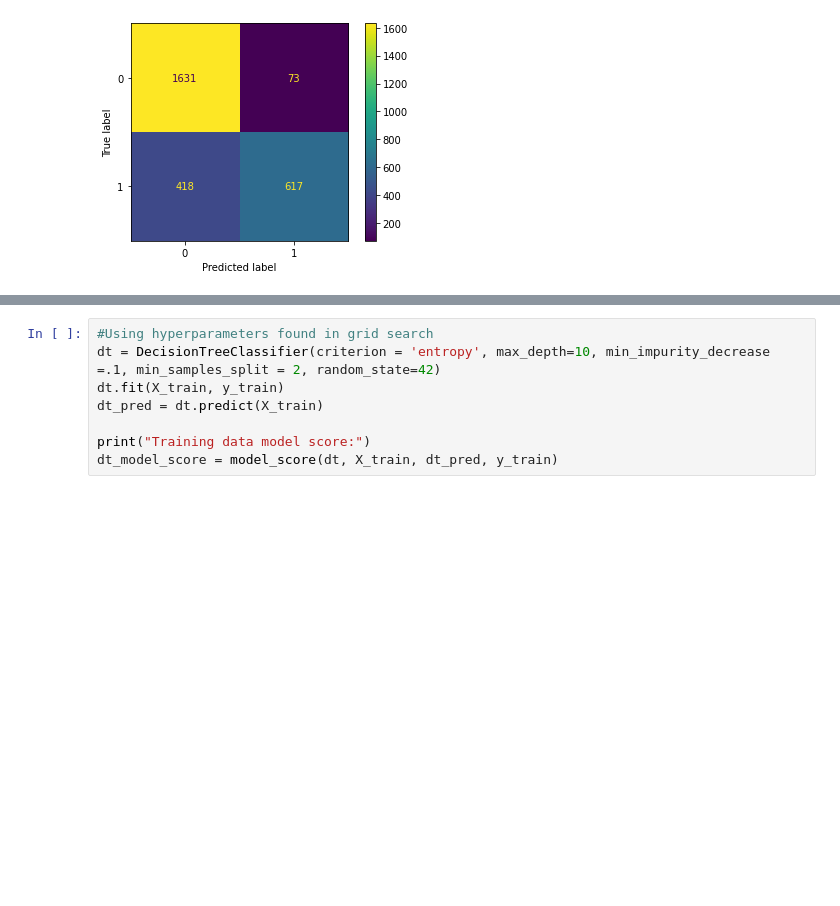
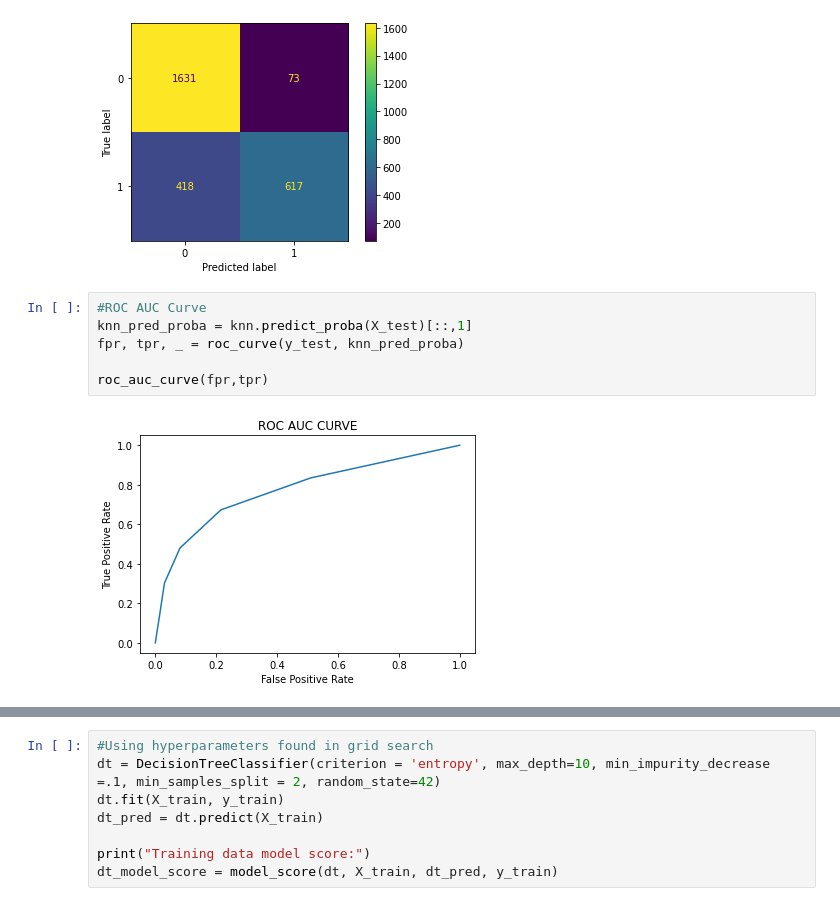
Before and after one commit to RogerPineda13/Healthcare_Persistency_of_a_drug, a Jupyter notebook: Modeling.ipynb, the cells around one changed output, grey strips where cells are left out. Cells and saved outputs as stored; diff of their text form; blank space fills up the shorter version.

```diff
--- a/Modeling.ipynb
+++ b/Modeling.ipynb
@@ -129,6 +145,14 @@ Training data model score:
  The F1 score is: 0.8304
  The precision score is: 0.8662
 [figure]
+# %%
+#ROC AUC Curve
+knn_pred_proba = knn.predict_proba(X_test)[::,1]
+fpr, tpr, _ = roc_curve(y_test, knn_pred_proba)
+
+roc_auc_curve(fpr,tpr)
+# %% [output]
+[figure, added]
 # %%
 #Decison Tree Classifier
 dt = DecisionTreeClassifier()
```
Also changed, not shown: parts of 8 cells of this notebook.
